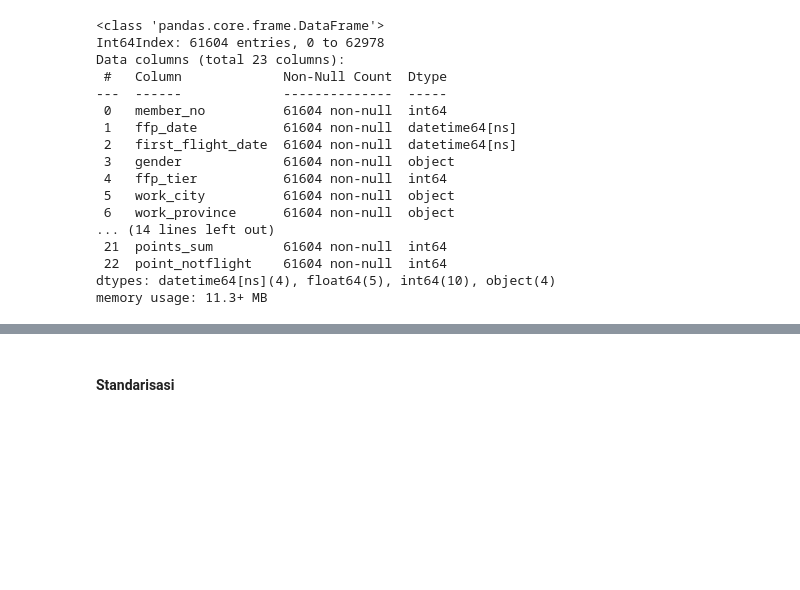
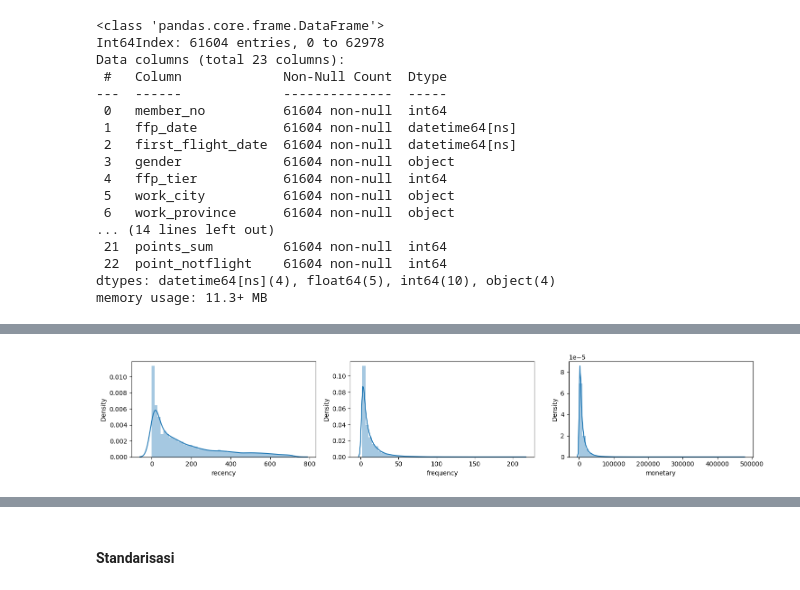
Before and after one commit to mfathul21/airline-customer-value, a Jupyter notebook: Airline_Customer_Segmentation.ipynb, the cells around one changed output, grey strips where cells are left out. Drawn from its saved outputs; the diff is of its cells as text; code cells hidden in the pictures; blank space fills up the shorter version.

```diff
--- a/Airline_Customer_Segmentation.ipynb
+++ b/Airline_Customer_Segmentation.ipynb
@@ -496,7 +497,7 @@ customers = pd.DataFrame()
 customers['recency'] = airline['load_time'] - airline['last_flight_date']
 customers['frequency'] = airline['flight_count']
 customers['monetary'] = airline['sum_yr_1'] + airline['sum_yr_2']
-customers['age'] = airline['age']
+# customers['age'] = airline['age']
 # %%
 customers.info()
 # %% [output]
@@ -529,0 +525,12 @@ sns.pairplot(customers, diag_kind='kde')
+# %%
+n=3
+nf = [i for i in customers.columns]
+
+plt.figure(figsize=[15,3*math.ceil(len(nf)/n)])
+for c in range(len(nf)):
+    plt.subplot(math.ceil(len(nf)/n),n,c+1)
+    sns.distplot(customers[nf[c]])
+plt.tight_layout()
+plt.show()
+# %% [output]
+[figure, added]
```
Also changed, not shown: parts of 15 cells of this notebook.
